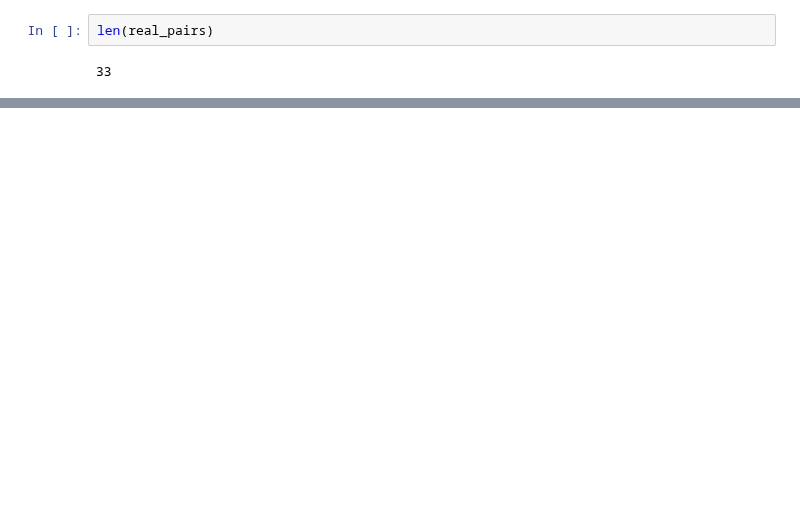
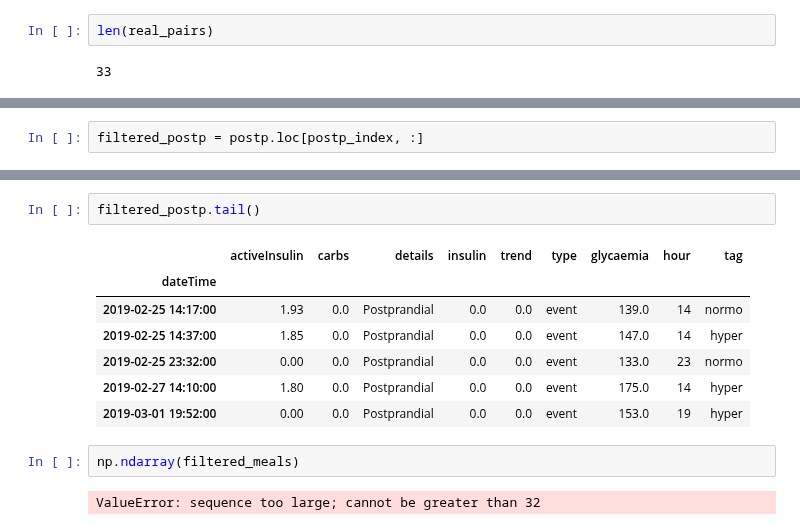
Before and after one commit to gmagannaDevelop/DiabManager, a Jupyter notebook: Parsing.ipynb, the cells around one changed output, grey strips where cells are left out. Cells and saved outputs as stored; diff of their text form; blank space fills up the shorter version.

```diff
--- a/Parsing.ipynb
+++ b/Parsing.ipynb
@@ -301,0 +330,2 @@ dt.timedelta
+# %%
+filtered_postp = postp.loc[postp_index, :]
@@ -301,0 +342,14 @@ dt.timedelta
+# %%
+filtered_postp.tail()
+# %% [output]
+|  | activeInsulin | carbs | details | insulin | trend | type | glycaemia | hour | tag |
+| dateTime |  |  |  |  |  |  |  |  |  |
+| 2019-02-25 14:17:00 | 1.93 | 0.0 | Postprandial | 0.0 | 0.0 | event | 139.0 | 14 | normo |
+| 2019-02-25 14:37:00 | 1.85 | 0.0 | Postprandial | 0.0 | 0.0 | event | 147.0 | 14 | hyper |
+| 2019-02-25 23:32:00 | 0.00 | 0.0 | Postprandial | 0.0 | 0.0 | event | 133.0 | 23 | normo |
+| 2019-02-27 14:10:00 | 1.80 | 0.0 | Postprandial | 0.0 | 0.0 | event | 175.0 | 14 | hyper |
+| 2019-03-01 19:52:00 | 0.00 | 0.0 | Postprandial | 0.0 | 0.0 | event | 153.0 | 19 | hyper |
+# %%
+np.ndarray(filtered_meals)
+# %% [output]
+ValueError: sequence too large; cannot be greater than 32
```
Also changed, not shown: parts of 12 cells of this notebook, 1 other file.
